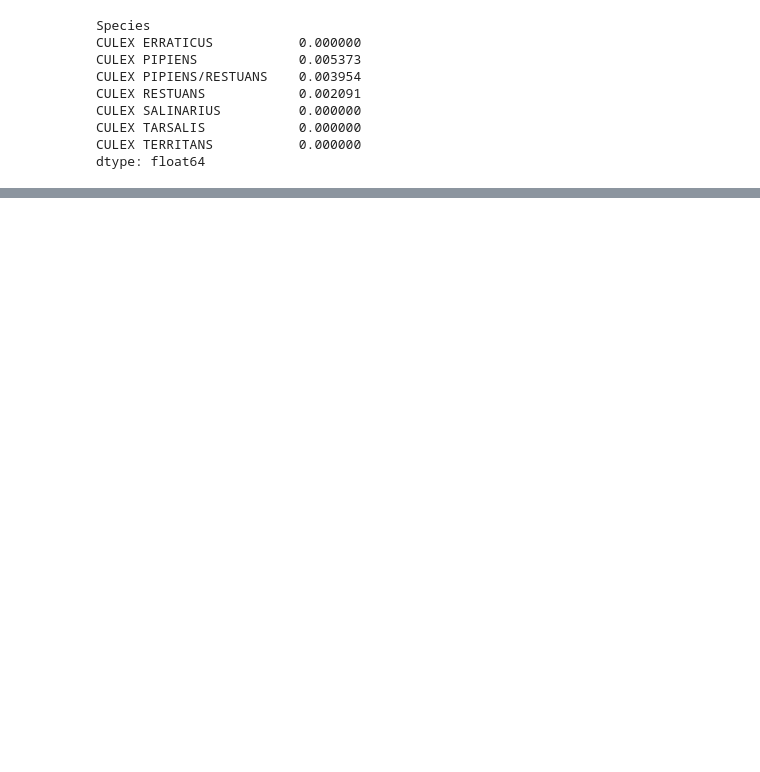
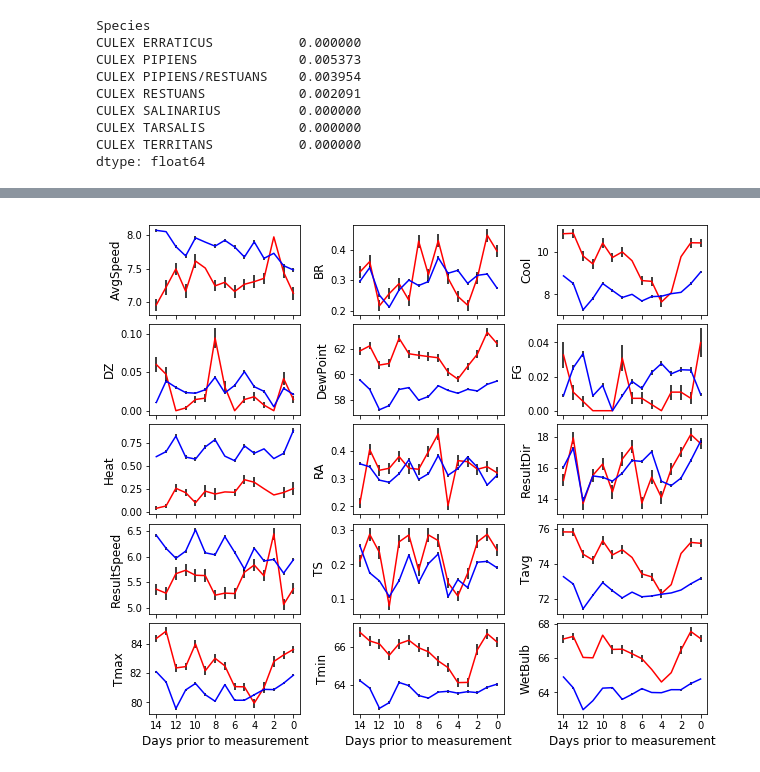
Before and after one commit to klarnemann/DataChallenges, a Jupyter notebook: predict-west-nile-virus/notebooks/predict-west-nile-virus.ipynb, the cells around one changed output, grey strips where cells are left out. Cells and saved outputs as stored; diff of their text form; code cells hidden in the pictures; blank space fills up the shorter version.

```diff
--- a/predict-west-nile-virus/notebooks/predict-west-nile-virus.ipynb
+++ b/predict-west-nile-virus/notebooks/predict-west-nile-virus.ipynb
@@ -206,0 +439,11 @@ dtype: float64
+# %%
+plt.figure(figsize=(10,9));
+for i, ind in enumerate(significant_inds):
+    plt.subplot(5,3,i+1);
+    if i < 12:
+        plot_2weeks_weather_data(ind, all_match_weather_df, wnv_mask, plot_xlabel=False)
+    else:
+        plot_2weeks_weather_data(ind, all_match_weather_df, wnv_mask, plot_xlabel=True)
+plt.subplots_adjust(wspace=0.35, hspace=0.1)
+# %% [output]
+[figure, added]
```
Also changed, not shown: parts of 22 cells of this notebook.
